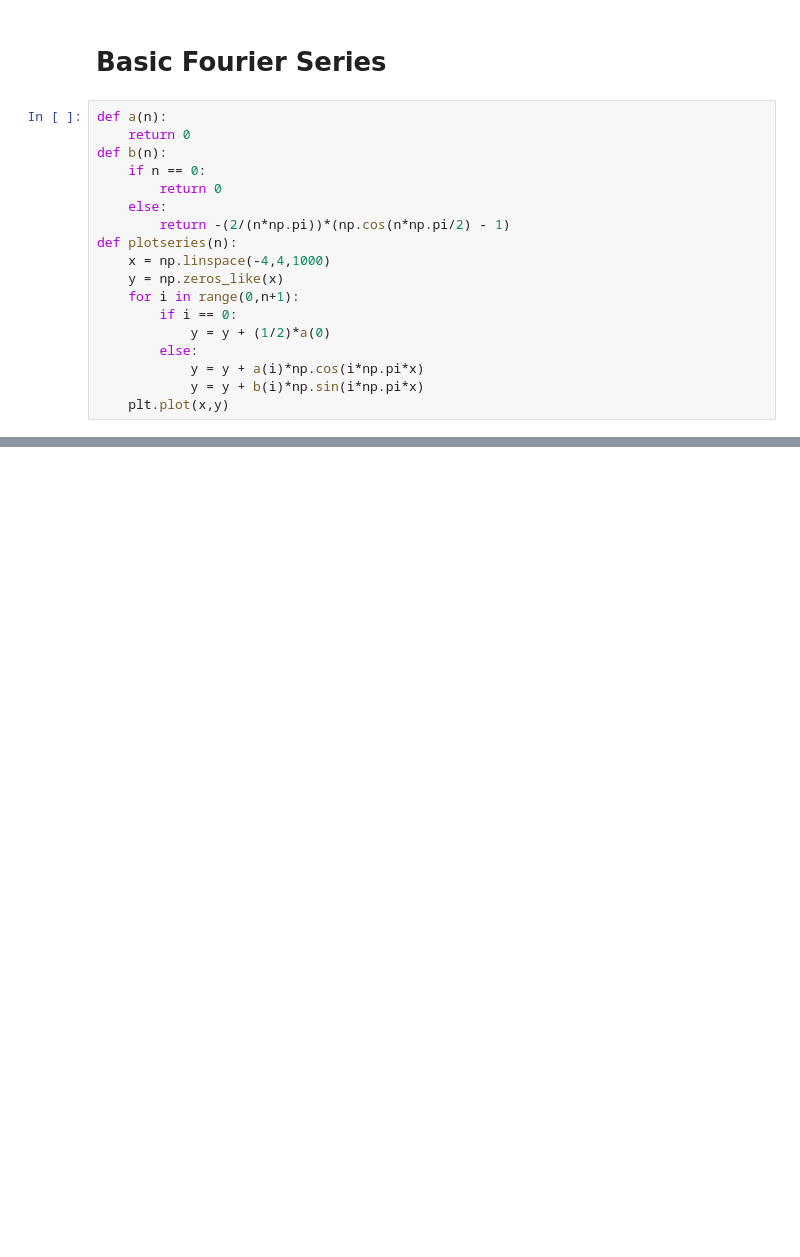
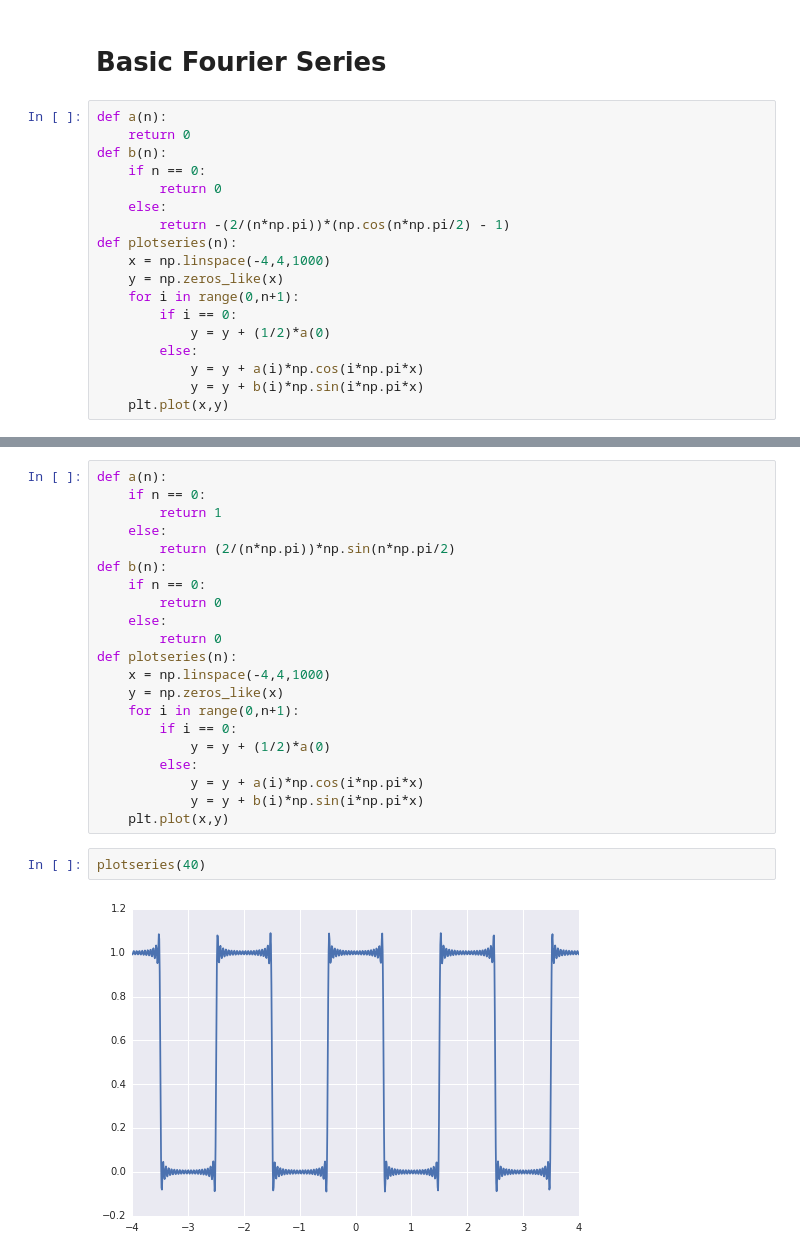
Before and after one commit to mglerner/MathematicalPhysics, a Jupyter notebook: Fourier/SinAndCosineSolutions.ipynb, the cells around one changed output, grey strips where cells are left out. Saved outputs shown, nothing was run; the diff lists cells and outputs as text; blank space fills up the shorter version.

```diff
--- a/Fourier/SinAndCosineSolutions.ipynb
+++ b/Fourier/SinAndCosineSolutions.ipynb
@@ -29,0 +30,25 @@ plotseries(30)
+# %%
+def a(n):
+    if n == 0:
+        return 1
+    else:
+        return (2/(n*np.pi))*np.sin(n*np.pi/2)
+def b(n):
+    if n == 0:
+        return 0
+    else:
+        return 0
+def plotseries(n):
+    x = np.linspace(-4,4,1000)
+    y = np.zeros_like(x)
+    for i in range(0,n+1):
+        if i == 0:
+            y = y + (1/2)*a(0)
+        else:
+            y = y + a(i)*np.cos(i*np.pi*x)
+            y = y + b(i)*np.sin(i*np.pi*x)
+    plt.plot(x,y)
+# %%
+plotseries(40)
+# %% [output]
+[figure, added]
```
Also changed, not shown: parts of 1 cell of this notebook, 2 other files.
